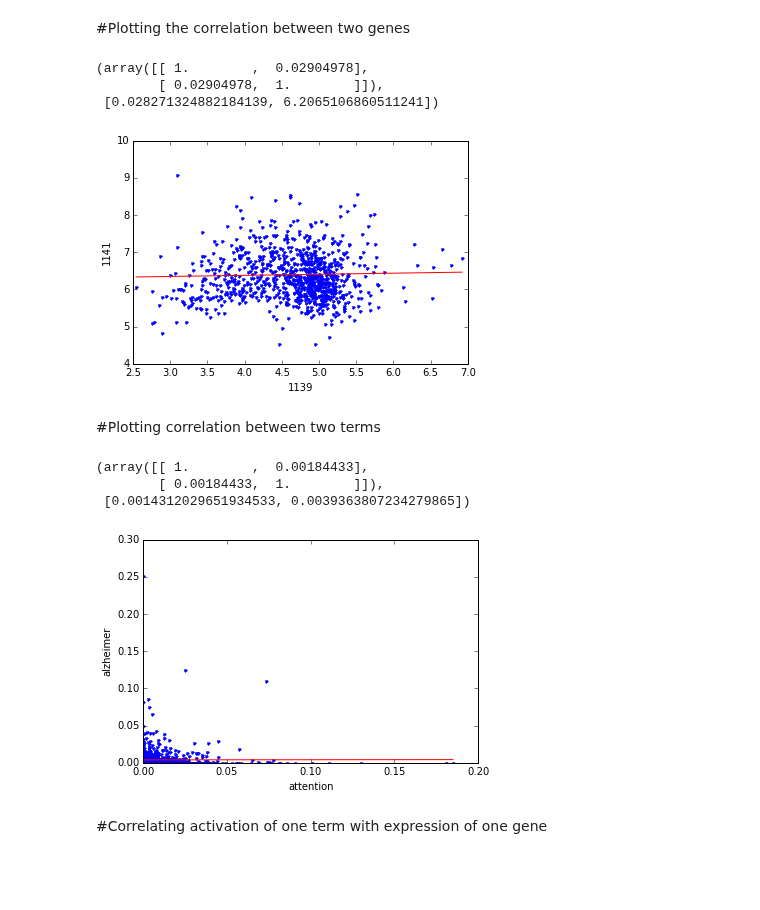
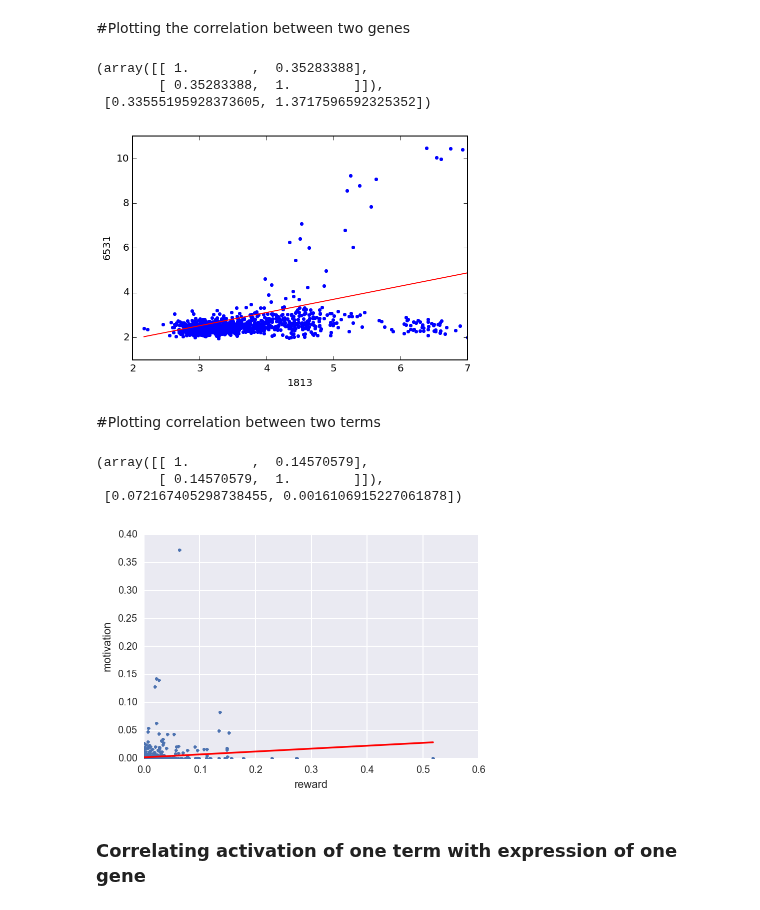
Before and after one commit to voytekresearch/nsaba, a Jupyter notebook: notebooks/demos/Nsaba_Demonstration.ipynb, the cells around one changed output. Drawn from its saved outputs; the diff is of its cells as text; code cells hidden in the pictures; blank space fills up the shorter version.

Commit message:
fixed some analysis problems

```diff
--- a/notebooks/demos/Nsaba_Demonstration.ipynb
+++ b/notebooks/demos/Nsaba_Demonstration.ipynb
@@ -15,6 +22,9 @@ ns_path = "/Users/Torben/Documents/ABI analysis/current_data_new/"
 #ns_path = '/Users/SP/Documents/'
 aba_path = '/Users/Torben/Documents/ABI analysis/normalized_microarray_donor9861/'
 #aba_path = '/Users/SP/Documents/'
-Nsaba.aba_load(aba_path)
-Nsaba.ns_load(ns_path)
+#nsaba.Nsaba.aba_load(aba_path)
+nsaba.nsaba.Nsaba.ns_load(ns_path)
+nsaba.nsaba.Nsaba.aba_load(aba_path)
+N = nsaba.nsaba.Nsaba()
+N.load_ge_pickle(pkl_file='/Users/Torben/Documents/ABI analysis/normalized_microarray_donor9861/Nsaba_ABA_ge.pkl')
 # %% [output]
@@ -42,0 +49,9 @@ A.get_ns_act(term2, thresh=-1, method='knn')
+# %%
+term1 = 'reward'
+term2 = 'motivation'
+genes = [1813 , 6531]
+nsaba.nsaba.geneinfo.gene_info(str(genes[0]))
+nsaba.nsaba.geneinfo.gene_info(str(genes[1]))
+
+N.get_ns_act(term1, thresh=-1, method='knn')
+N.get_ns_act(term2, thresh=-1, method='knn')
@@ -45,5 +63,6 @@ A.get_ns_act(term2, thresh=-1, method='knn')
 # %%
-from nsaba.visualizer import NsabaVisualizer
-V = NsabaVisualizer(A)
-V.visualize_ge([gene_entrez[0]])
+from nsaba.nsaba.visualizer import NsabaVisualizer
+V = NsabaVisualizer(N)
+V.visualize_ge([genes[0]])
+V.visualize_ge([genes[1]])
 # %% [output]
@@ -59,21 +81,21 @@ V.visualize_ns(term1,points = 500)
 # %% [markdown]
 #Plotting the correlation between two genes
 # %%
-V.visualize_ge_ge(gene_entrez)
+V.visualize_ge_ge(genes)
 # %% [output]
-(array([[ 1.        ,  0.02904978],
-        [ 0.02904978,  1.        ]]),
- [0.028271324882184139, 6.2065106860511241])
+(array([[ 1.        ,  0.35283388],
+        [ 0.35283388,  1.        ]]),
+ [0.33555195928373605, 1.3717596592325352])
-[figure, old version]
+[figure, new version]
 # %% [markdown]
 #Plotting correlation between two terms
 # %%
 V.visualize_ns_ns(term1,term2)
 # %% [output]
-(array([[ 1.        ,  0.00184433],
-        [ 0.00184433,  1.        ]]),
- [0.0014312029651934533, 0.0039363807234279865])
+(array([[ 1.        ,  0.14570579],
+        [ 0.14570579,  1.        ]]),
+ [0.072167405298738455, 0.0016106915227061878])
-[figure, old version]
+[figure, new version]
 # %% [markdown]
-#Correlating activation of one term with expression of one gene
+### Correlating activation of one term with expression of one gene
 # %%
```
Also changed, not shown: parts of 20 cells of this notebook, 2 other files.
